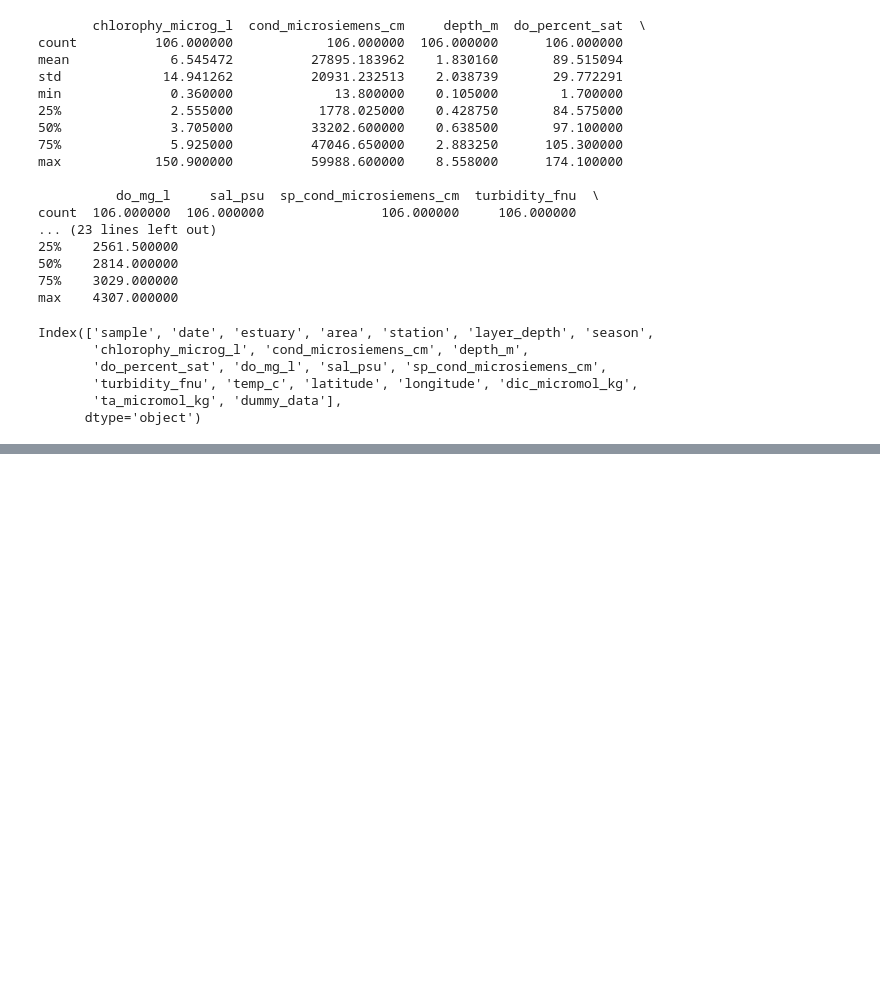
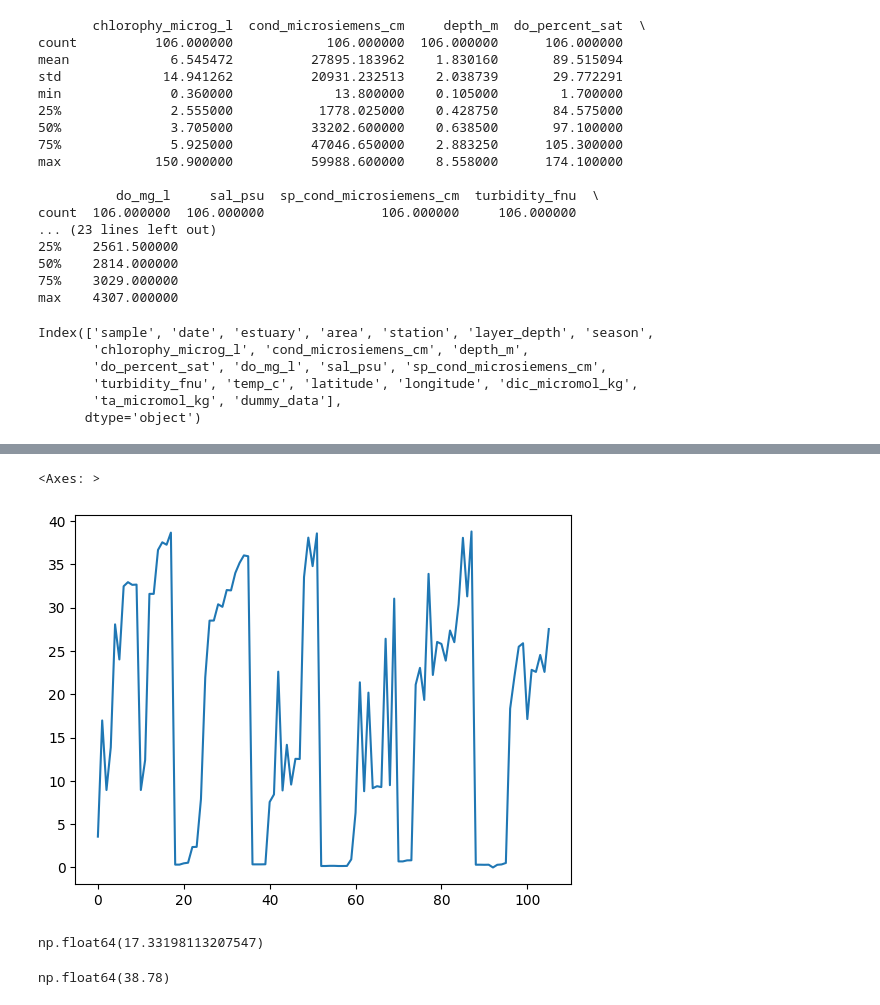
Before and after one commit to indirazavala/curso_python, a Jupyter notebook: WEEK_1/read_csv.ipynb, the cells around one changed output, grey strips where cells are left out. Saved outputs shown, nothing was run; the diff lists cells and outputs as text; code cells hidden in the pictures; blank space fills up the shorter version.

```diff
--- a/WEEK_1/read_csv.ipynb
+++ b/WEEK_1/read_csv.ipynb
@@ -106,0 +137,13 @@ Index(['sample', 'date', 'estuary', 'area', 'station', 'layer_depth', 'season',
+# %%
+dic.plot()
+# %% [output]
+<Axes: >
+[figure, added]
+# %%
+dic.mean()
+# %% [output]
+np.float64(17.33198113207547)
+# %%
+dic.max()
+# %% [output]
+np.float64(38.78)
```
Also changed, not shown: parts of 19 cells of this notebook.
